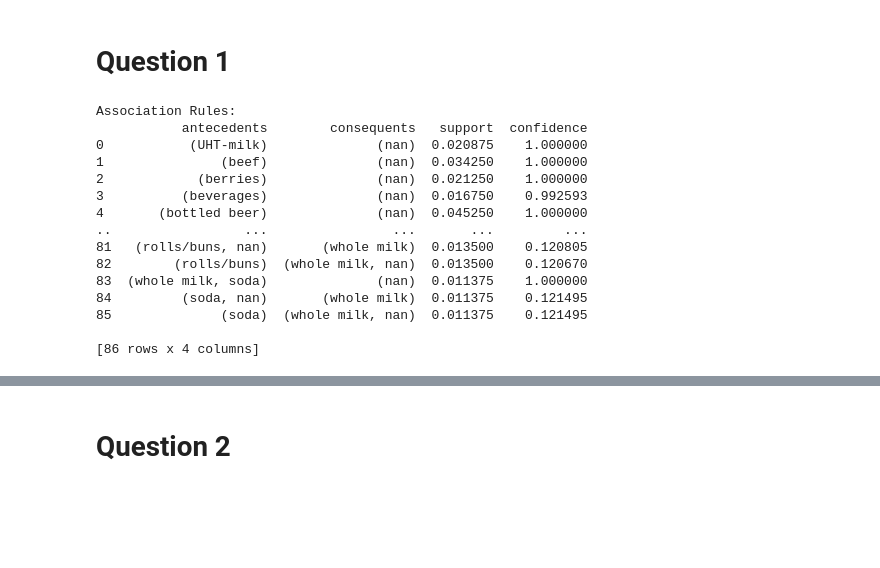
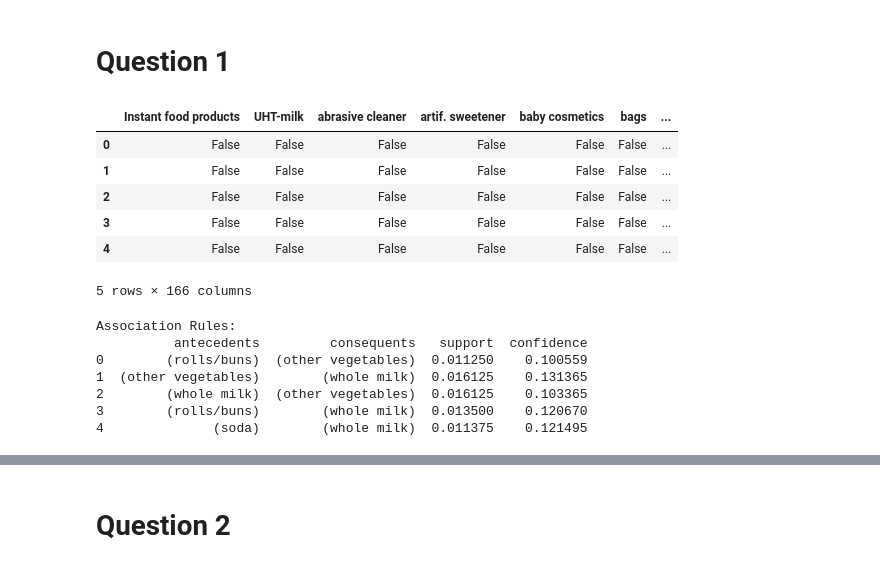
Before and after one commit to yagnaVNK/Data-Mining-1, a Jupyter notebook: Assignment3/Assignment3.ipynb, the cells around one changed output, grey strips where cells are left out. Cells and saved outputs as stored; diff of their text form; code cells hidden in the pictures; blank space fills up the shorter version.

```diff
--- a/Assignment3/Assignment3.ipynb
+++ b/Assignment3/Assignment3.ipynb
@@ -20,44 +20,46 @@ WARNING:tensorflow:From c:\Users\kaasa\AppData\Local\Programs\Python\Python310\l
 # %%
 df = pd.read_csv("../Assignment3/Grocery_Items_24.csv")
 # %%
-
 # referred from https://rasbt.github.io/mlxtend/user_guide/frequent_patterns/association_rules/
 
 transactions = []
 for i in range(len(df)):
     transactions.append([str(item) for item in df.iloc[i, :]])
 
 te = TransactionEncoder()
 te_ary = te.fit(transactions).transform(transactions)
 df_encoded = pd.DataFrame(te_ary, columns=te.columns_)
+df_encoded = df_encoded.drop('nan', axis=1) # cleaning the dataset with null values
 
-
-min_support = 0.01
-frequent_itemsets = apriori(df_encoded, min_support=min_support, use_colnames=True)
-
-# Generating association rules
-min_confidence = 0.1
-rules = association_rules(frequent_itemsets, metric="confidence", min_threshold=min_confidence)
-
-# Print the association rules
-print("Association Rules:")
-print(rules[['antecedents', 'consequents', 'support', 'confidence']])
+df_encoded.head()
 # %% [output]
+|  | Instant food products | UHT-milk | abrasive cleaner | artif. sweetener | baby cosmetics | bags | ... |
+| 0 | False | False | False | False | False | False | ... |
+| 1 | False | False | False | False | False | False | ... |
+| 2 | False | False | False | False | False | False | ... |
+| 3 | False | False | False | False | False | False | ... |
+| 4 | False | False | False | False | False | False | ... |
-Association Rules:
-           antecedents        consequents   support  confidence
-0           (UHT-milk)              (nan)  0.020875    1.000000
-1               (beef)              (nan)  0.034250    1.000000
-2            (berries)              (nan)  0.021250    1.000000
-3          (beverages)              (nan)  0.016750    0.992593
-4       (bottled beer)              (nan)  0.045250    1.000000
-..                 ...                ...       ...         ...
-81   (rolls/buns, nan)       (whole milk)  0.013500    0.120805
-82        (rolls/buns)  (whole milk, nan)  0.013500    0.120670
-83  (whole milk, soda)              (nan)  0.011375    1.000000
-84         (soda, nan)       (whole milk)  0.011375    0.121495
-85              (soda)  (whole milk, nan)  0.011375    0.121495
-
-[86 rows x 4 columns]
+5 rows × 166 columns
+# %%
+
+min_support = 0.01
+frequent_itemsets = apriori(df_encoded, min_support=min_support, use_colnames=True)
+
+# Generating association rules
+min_confidence = 0.1
+rules = association_rules(frequent_itemsets, metric="confidence", min_threshold=min_confidence)
+
+# Print the association rules
+print("Association Rules:")
+print(rules[['antecedents', 'consequents', 'support', 'confidence']])
+# %% [output]
+Association Rules:
+          antecedents         consequents   support  confidence
+0        (rolls/buns)  (other vegetables)  0.011250    0.100559
+1  (other vegetables)        (whole milk)  0.016125    0.131365
+2        (whole milk)  (other vegetables)  0.016125    0.103365
+3        (rolls/buns)        (whole milk)  0.013500    0.120670
+4              (soda)        (whole milk)  0.011375    0.121495
 # %%
 def count_rules(min_support, min_confidence):
     frequent_itemsets = apriori(df_encoded, min_support=min_support, use_colnames=True)
```
Also changed, not shown: parts of 9 cells of this notebook.
